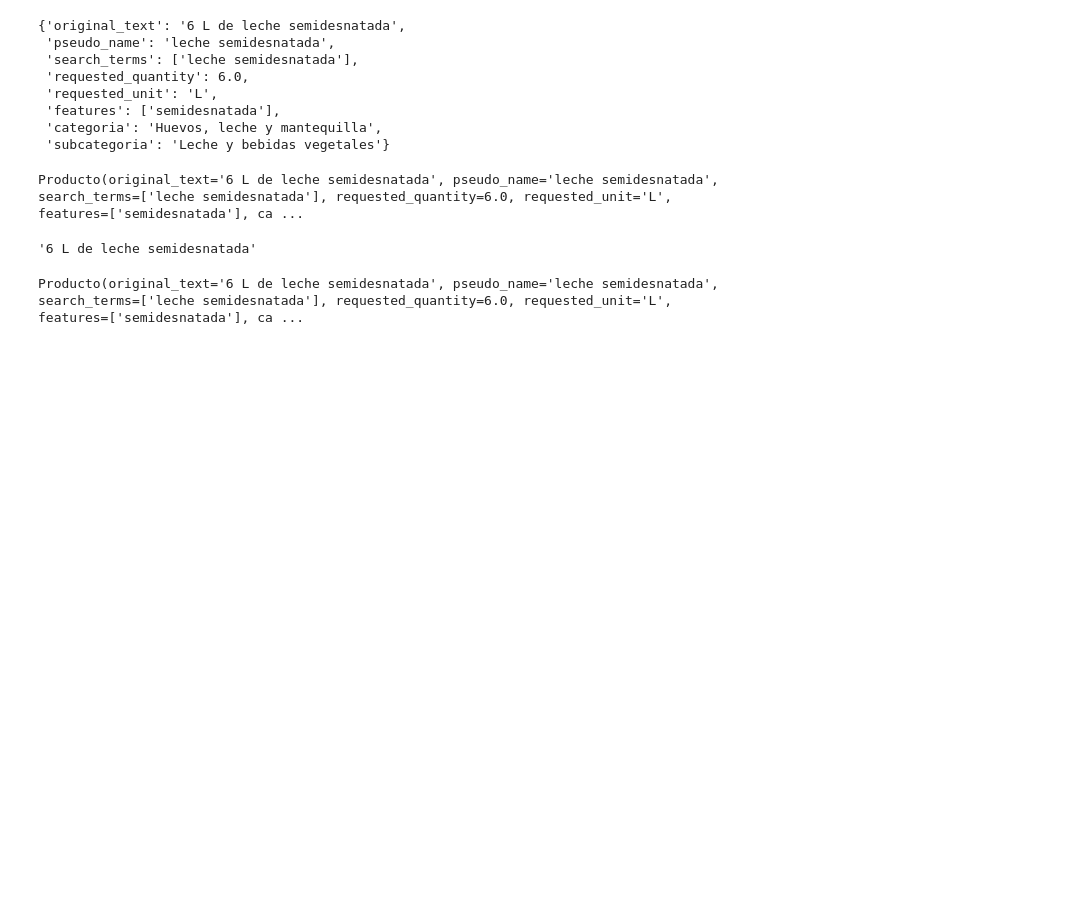
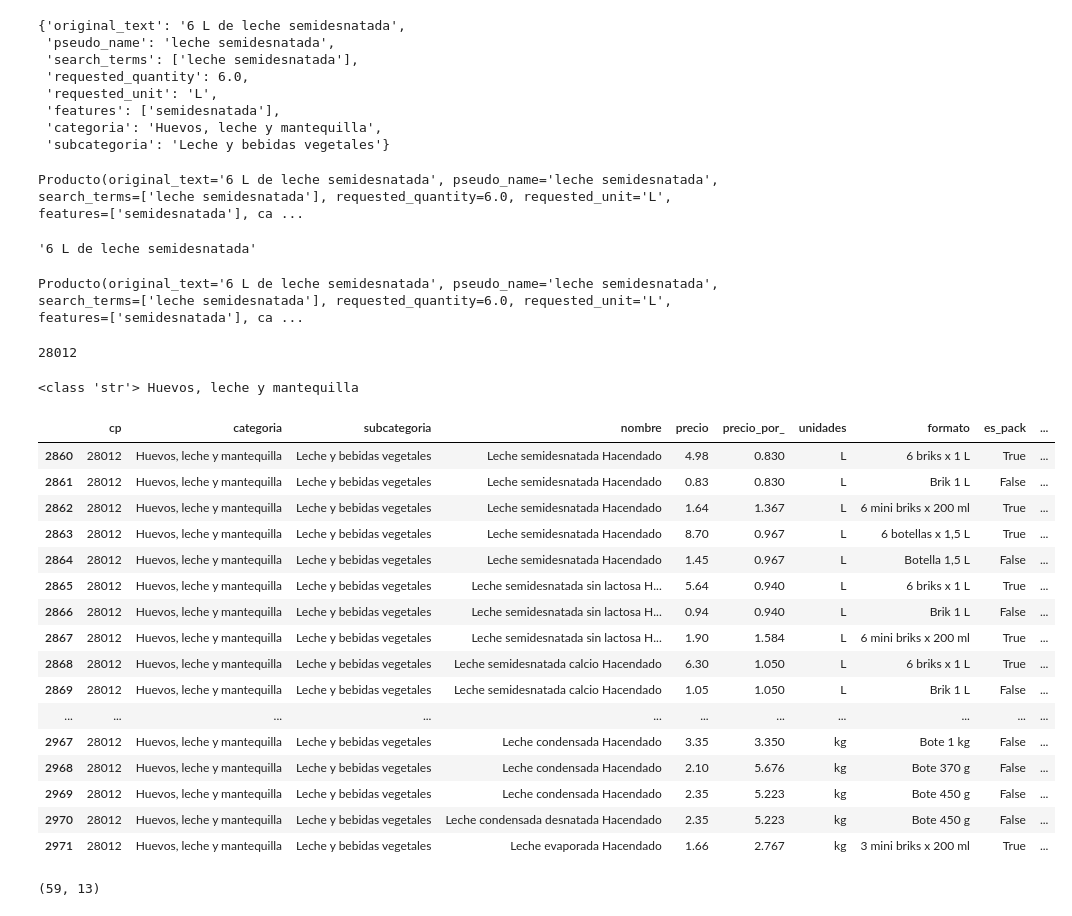
Before and after one commit to Chicloneo/groceries, a Jupyter notebook: Proyecto-2/Notebooks/pruebas.ipynb, the cells around one changed output. Cells and saved outputs as stored; diff of their text form; code cells hidden in the pictures; blank space fills up the shorter version.

Commit message:
Funciona. Desde Proyecto-2: uv run --env-file .env proyecto-2-compra

```diff
--- a/Proyecto-2/Notebooks/pruebas.ipynb
+++ b/Proyecto-2/Notebooks/pruebas.ipynb
@@ -427,13 +423,59 @@ producto_0
 # %% [output]
 Producto(original_text='6 L de leche semidesnatada', pseudo_name='leche semidesnatada', search_terms=['leche semidesnatada'], requested_quantity=6.0, requested_unit='L', features=['semidesnatada'], ca ...
 # %%
-original_text='6 L de leche semidesnatada',
-pseudo_name='leche semidesnatada',
-search_terms=['leche semidesnatada'],
+original_text='6 L de leche semidesnatada'
+pseudo_name='leche semidesnatada'
+search_terms=['leche semidesnatada']
 requested_quantity=6.0,
-requested_unit='L',
-features=['semidesnatada'],
-categoria='Huevos, leche y mantequilla',
+requested_unit='L'
+features=['semidesnatada']
+categoria='Huevos, leche y mantequilla'
 subcategoria='Leche y bebidas vegetales'
 # saber la subcategoría gracias al modelo de ML me reduce muchísimo la computación
 # en este caso busco en un sub-csv de solo 100 filas
+
+# ¿Cómo saber que no es leche condensada? Para un humano es de sentido común
+# Además, en general, si no se dice nada, se descartan opciones como "si lactosa", "de avena", "de arroz", "en polvo", ...
+# Quizás sí se debería preguntarse si es entera, semidesnatada o desnatada
+# Pero supongo que para eso está el LLM: para repreguntar
+# %%
+int(json_response.cp)
+# %% [output]
+28012
+# %%
+print(type(categoria), categoria)
+# %% [output]
+<class 'str'> Huevos, leche y mantequilla
+# %%
+condicion = (df["cp"] == 28012) & \
+    (df["categoria"] == categoria) & \
+        (df["subcategoria"] == subcategoria) & \
+        (df["nombre"].str.contains(pat='leche', case=False))
+# No es necesario que un producto tenga exactamente 6 L.
+# Quizás sí sus divisores: 1, 2, 3, para poder comprar 6, 3, 2 productos respectivamente
+# El objetivo final es darselo todo masticado al usuario.
+# El usuario no quiere pensar, quiere que se lo den todo hecho.
+# %%
+df.loc[condicion]
+# %% [output]
+|  | cp | categoria | subcategoria | nombre | precio | precio_por_ | unidades | formato | es_pack | ... |
+| 2860 | 28012 | Huevos, leche y mantequilla | Leche y bebidas vegetales | Leche semidesnatada Hacendado | 4.98 | 0.830 | L | 6 briks x 1 L | True | ... |
+| 2861 | 28012 | Huevos, leche y mantequilla | Leche y bebidas vegetales | Leche semidesnatada Hacendado | 0.83 | 0.830 | L | Brik 1 L | False | ... |
+| 2862 | 28012 | Huevos, leche y mantequilla | Leche y bebidas vegetales | Leche semidesnatada Hacendado | 1.64 | 1.367 | L | 6 mini briks x 200 ml | True | ... |
+| 2863 | 28012 | Huevos, leche y mantequilla | Leche y bebidas vegetales | Leche semidesnatada Hacendado | 8.70 | 0.967 | L | 6 botellas x 1,5 L | True | ... |
+| 2864 | 28012 | Huevos, leche y mantequilla | Leche y bebidas vegetales | Leche semidesnatada Hacendado | 1.45 | 0.967 | L | Botella 1,5 L | False | ... |
+| 2865 | 28012 | Huevos, leche y mantequilla | Leche y bebidas vegetales | Leche semidesnatada sin lactosa H... | 5.64 | 0.940 | L | 6 briks x 1 L | True | ... |
+| 2866 | 28012 | Huevos, leche y mantequilla | Leche y bebidas vegetales | Leche semidesnatada sin lactosa H... | 0.94 | 0.940 | L | Brik 1 L | False | ... |
+| 2867 | 28012 | Huevos, leche y mantequilla | Leche y bebidas vegetales | Leche semidesnatada sin lactosa H... | 1.90 | 1.584 | L | 6 mini briks x 200 ml | True | ... |
+| 2868 | 28012 | Huevos, leche y mantequilla | Leche y bebidas vegetales | Leche semidesnatada calcio Hacendado | 6.30 | 1.050 | L | 6 briks x 1 L | True | ... |
+| 2869 | 28012 | Huevos, leche y mantequilla | Leche y bebidas vegetales | Leche semidesnatada calcio Hacendado | 1.05 | 1.050 | L | Brik 1 L | False | ... |
+| ... | ... | ... | ... | ... | ... | ... | ... | ... | ... | ... |
+| 2967 | 28012 | Huevos, leche y mantequilla | Leche y bebidas vegetales | Leche condensada Hacendado | 3.35 | 3.350 | kg | Bote 1 kg | False | ... |
+| 2968 | 28012 | Huevos, leche y mantequilla | Leche y bebidas vegetales | Leche condensada Hacendado | 2.10 | 5.676 | kg | Bote 370 g | False | ... |
+| 2969 | 28012 | Huevos, leche y mantequilla | Leche y bebidas vegetales | Leche condensada Hacendado | 2.35 | 5.223 | kg | Bote 450 g | False | ... |
+| 2970 | 28012 | Huevos, leche y mantequilla | Leche y bebidas vegetales | Leche condensada desnatada Hacendado | 2.35 | 5.223 | kg | Bote 450 g | False | ... |
+| 2971 | 28012 | Huevos, leche y mantequilla | Leche y bebidas vegetales | Leche evaporada Hacendado | 1.66 | 2.767 | kg | 3 mini briks x 200 ml | True | ... |
+# %%
+df.loc[condicion].shape
+# %% [output]
+(59, 13)
```
Also changed, not shown: parts of 4 cells of this notebook, 9 other files.
